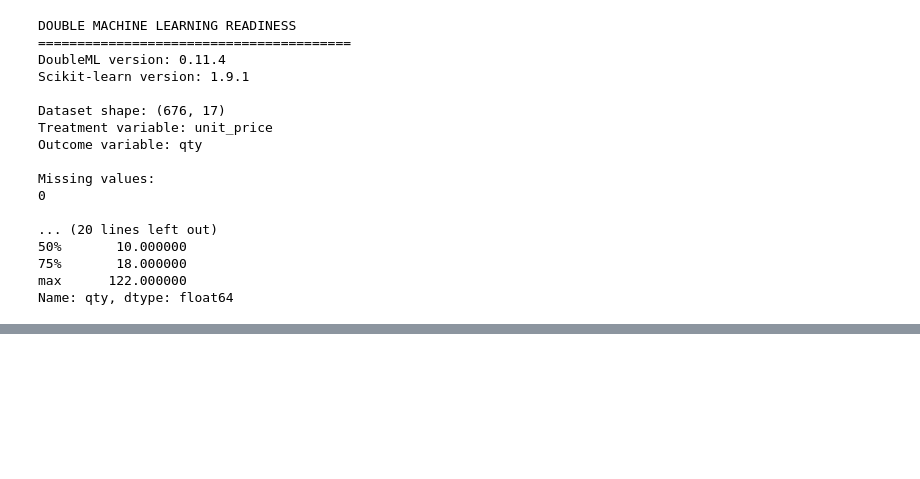
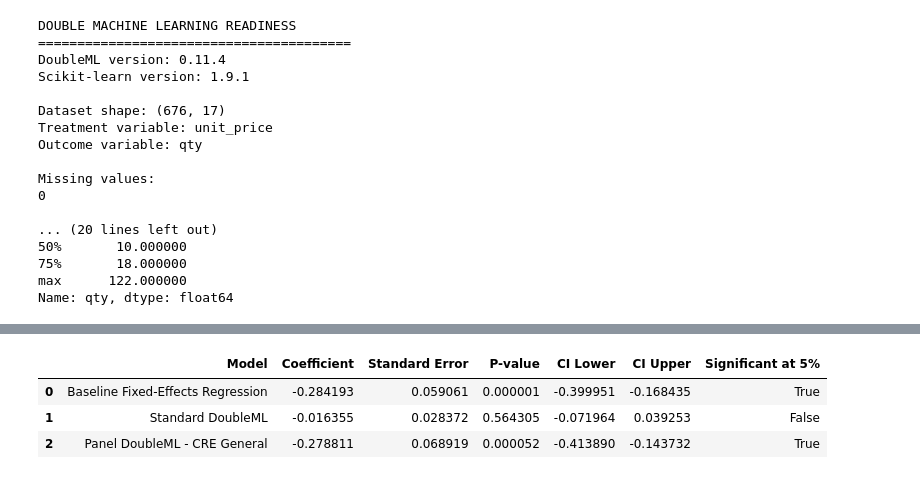
Before and after one commit to tusharkamble2127/EconoCausal, a Jupyter notebook: notebooks/01_dataset_and_eda.ipynb, the cells around one changed output, grey strips where cells are left out. Saved outputs shown, nothing was run; the diff lists cells and outputs as text; code cells hidden in the pictures; blank space fills up the shorter version.

```diff
--- a/notebooks/01_dataset_and_eda.ipynb
+++ b/notebooks/01_dataset_and_eda.ipynb
@@ -3837,0 +4964,15 @@ Name: qty, dtype: float64
+# %%
+# STEP 86: FIT THE DOUBLEML MODEL
+
+print("FITTING DOUBLEML MODEL...")
+print("This may take a few minutes. Please wait.\n")
+
+dml_plr_encoded.fit()
+
+print("\nDOUBLEML MODEL FITTED SUCCESSFULLY!")
+print("-" * 45)
+
+print("Model fitting completed.")
+print("Observations:", dml_plr_encoded.n_obs)
+print("Treatment:", dml_data_encoded.d_cols[0])
+print("Outcome:", dml_data_encoded.y_col)
@@ -3837,0 +5886,76 @@ Name: qty, dtype: float64
+# %%
+# STEP 101: COMPARE BASELINE REGRESSION AND BOTH DML MODELS
+
+import pandas as pd
+
+# Confidence intervals for each model.
+baseline_ci = baseline_model.conf_int().loc["unit_price"]
+standard_dml_ci = dml_plr_encoded.confint().iloc[0]
+panel_dml_ci = dml_panel_cre.confint().iloc[0]
+
+# Extract model estimates.
+comparison_df = pd.DataFrame([
+    {
+        "Model": "Baseline Fixed-Effects Regression",
+        "Coefficient": float(baseline_model.params["unit_price"]),
+        "Standard Error": float(baseline_model.bse["unit_price"]),
+        "P-value": float(baseline_model.pvalues["unit_price"]),
+        "CI Lower": float(baseline_ci.iloc[0]),
+        "CI Upper": float(baseline_ci.iloc[1])
+    },
+    {
+        "Model": "Standard DoubleML",
+        "Coefficient": float(dml_plr_encoded.coef[0]),
+        "Standard Error": float(dml_plr_encoded.se[0]),
+        "P-value": float(dml_plr_encoded.pval[0]),
+        "CI Lower": float(standard_dml_ci.iloc[0]),
+        "CI Upper": float(standard_dml_ci.iloc[1])
+    },
+    {
+        "Model": "Panel DoubleML - CRE General",
+        "Coefficient": float(dml_panel_cre.coef[0]),
+        "Standard Error": float(dml_panel_cre.se[0]),
+        "P-value": float(dml_panel_cre.pval[0]),
+        "CI Lower": float(panel_dml_ci.iloc[0]),
+        "CI Upper": float(panel_dml_ci.iloc[1])
+    }
+])
+
+comparison_df["Significant at 5%"] = (
+    comparison_df["P-value"] < 0.05
+)
+
+print("MODEL COMPARISON")
+print("=" * 85)
+
+display(
+    comparison_df.round({
+        "Coefficient": 6,
+        "Standard Error": 6,
+        "P-value": 6,
+        "CI Lower": 6,
+        "CI Upper": 6
+    })
+)
+
+print("\nCOEFFICIENT COMPARISON")
+print("=" * 55)
+
+print(
+    "Baseline minus Panel DML:",
+    round(
+        float(baseline_model.params["unit_price"])
+        - float(dml_panel_cre.coef[0]),
+        6
+    )
+)
+
+print(
+    "Standard DML minus Panel DML:",
+    round(
+        float(dml_plr_encoded.coef[0])
+        - float(dml_panel_cre.coef[0]),
+        6
+    )
+)
+# %% [output]
@@ -3837,0 +5964,4 @@ Name: qty, dtype: float64
+|  | Model | Coefficient | Standard Error | P-value | CI Lower | CI Upper | Significant at 5% |
+| 0 | Baseline Fixed-Effects Regression | -0.284193 | 0.059061 | 0.000001 | -0.399951 | -0.168435 | True |
+| 1 | Standard DoubleML | -0.016355 | 0.028372 | 0.564305 | -0.071964 | 0.039253 | False |
+| 2 | Panel DoubleML - CRE General | -0.278811 | 0.068919 | 0.000052 | -0.413890 | -0.143732 | True |
```
Also changed, not shown: parts of 44 cells of this notebook.
